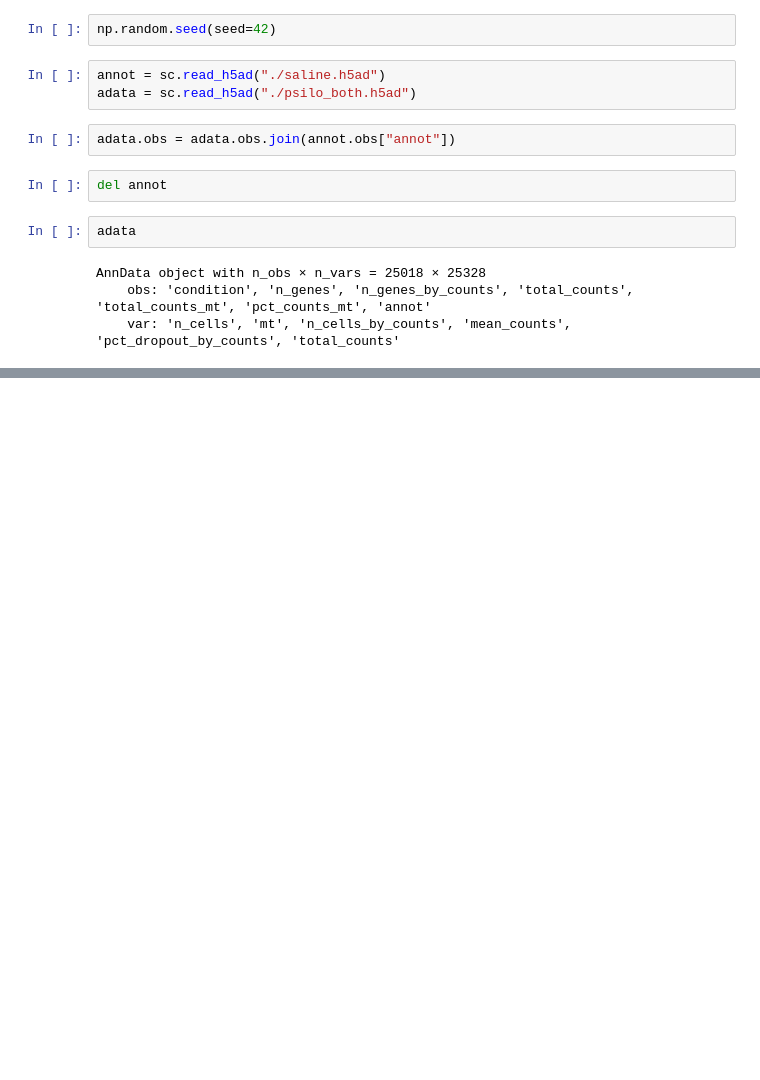
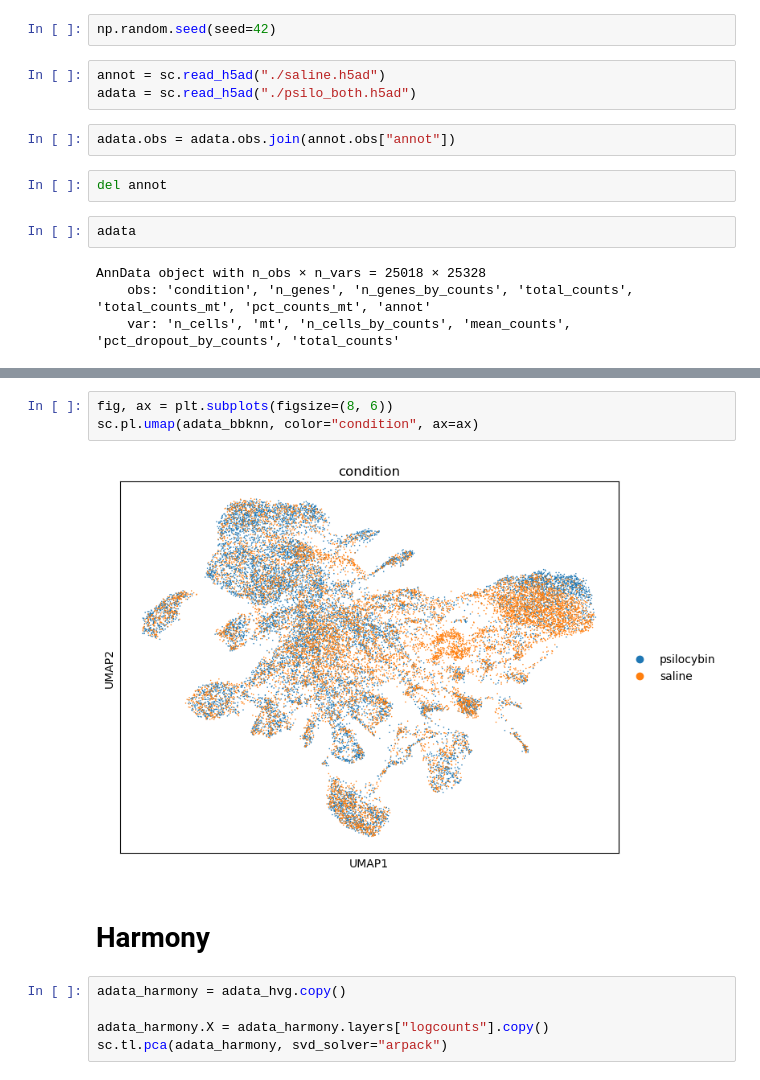
Before and after one commit to galicae/ue300164, a Jupyter notebook: notebooks/integration-psilo.ipynb, the cells around one changed output, grey strips where cells are left out. Cells and saved outputs as stored; diff of their text form; blank space fills up the shorter version.

```diff
--- a/notebooks/integration-psilo.ipynb
+++ b/notebooks/integration-psilo.ipynb
@@ -25,0 +78,12 @@ AnnData object with n_obs × n_vars = 25018 × 25328
+# %%
+fig, ax = plt.subplots(figsize=(8, 6))
+sc.pl.umap(adata_bbknn, color="condition", ax=ax)
+# %% [output]
+[figure, added]
+# %% [markdown]
+# Harmony
+# %%
+adata_harmony = adata_hvg.copy()
+
+adata_harmony.X = adata_harmony.layers["logcounts"].copy()
+sc.tl.pca(adata_harmony, svd_solver="arpack")
```
Also changed, not shown: parts of 34 cells of this notebook, 1 other file.
